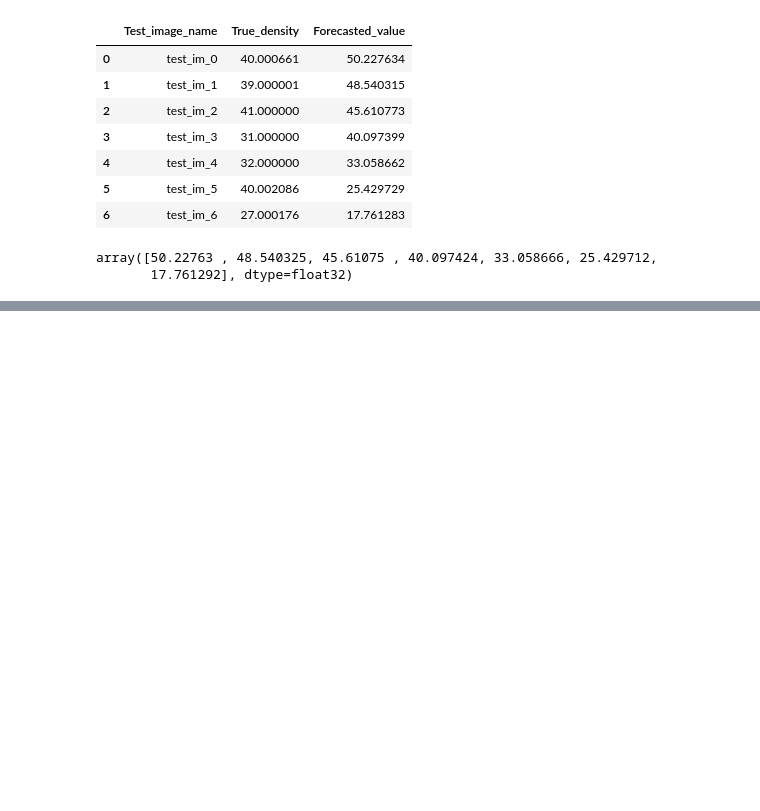
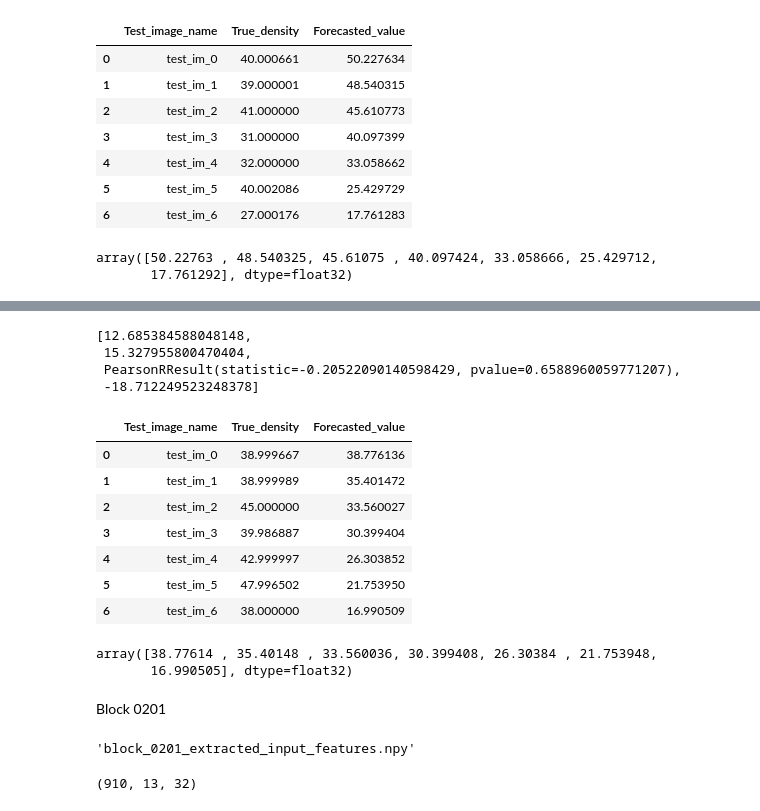
Before and after one commit to Gayara-Fernando/seq_2_seq, a Jupyter notebook: 8_inference_basemodel1_stage2.ipynb, the cells around one changed output, grey strips where cells are left out. Drawn from its saved outputs; the diff is of its cells as text; code cells hidden in the pictures; blank space fills up the shorter version.

```diff
--- a/8_inference_basemodel1_stage2.ipynb
+++ b/8_inference_basemodel1_stage2.ipynb
@@ -342,0 +482,4 @@ array([50.22763 , 48.540325, 45.61075 , 40.097424, 33.058666, 25.429712,
+# %%
+pred_vals_test_0106 = basemodel1_stage2.predict(loaded_test_features_0106)
+# reshape the predicted value, get rid of the final dimension
+pred_vals_test_0106 = pred_vals_test_0106.reshape(pred_vals_test_0106.shape[0], pred_vals_test_0106.shape[1])
@@ -342,0 +496,2 @@ array([50.22763 , 48.540325, 45.61075 , 40.097424, 33.058666, 25.429712,
+# %%
+preds_block_0106, metrics_0106, preds_df_0106 = get_final_forecasted_and_true_values(pred_vals_test_0106, image_height, image_width, 30, 30, all_test_csv_files[3])
@@ -342,0 +508,30 @@ array([50.22763 , 48.540325, 45.61075 , 40.097424, 33.058666, 25.429712,
+# %%
+metrics_0106
+# %% [output]
+[12.685384588048148,
+ 15.327955800470404,
+ PearsonRResult(statistic=-0.20522090140598429, pvalue=0.6588960059771207),
+ -18.712249523248378]
+# %%
+preds_df_0106
+# %% [output]
+|  | Test_image_name | True_density | Forecasted_value |
+| 0 | test_im_0 | 38.999667 | 38.776136 |
+| 1 | test_im_1 | 38.999989 | 35.401472 |
+| 2 | test_im_2 | 45.000000 | 33.560027 |
+| 3 | test_im_3 | 39.986887 | 30.399404 |
+| 4 | test_im_4 | 42.999997 | 26.303852 |
+| 5 | test_im_5 | 47.996502 | 21.753950 |
+| 6 | test_im_6 | 38.000000 | 16.990509 |
+# %%
+# alt method of getting preds - windows are not overlapping
+np.sum(pred_vals_test_0106, axis = 0)
+# %% [output]
+array([38.77614 , 35.40148 , 33.560036, 30.399408, 26.30384 , 21.753948,
+       16.990505], dtype=float32)
+# %% [markdown]
+Block 0201
+# %%
+all_test_featurefile_names[4]
+# %% [output]
+'block_0201_extracted_input_features.npy'
@@ -342,0 +541,4 @@ array([50.22763 , 48.540325, 45.61075 , 40.097424, 33.058666, 25.429712,
+# %%
+loaded_test_features_0201.shape
+# %% [output]
+(910, 13, 32)
```
Also changed, not shown: parts of 142 cells of this notebook.
